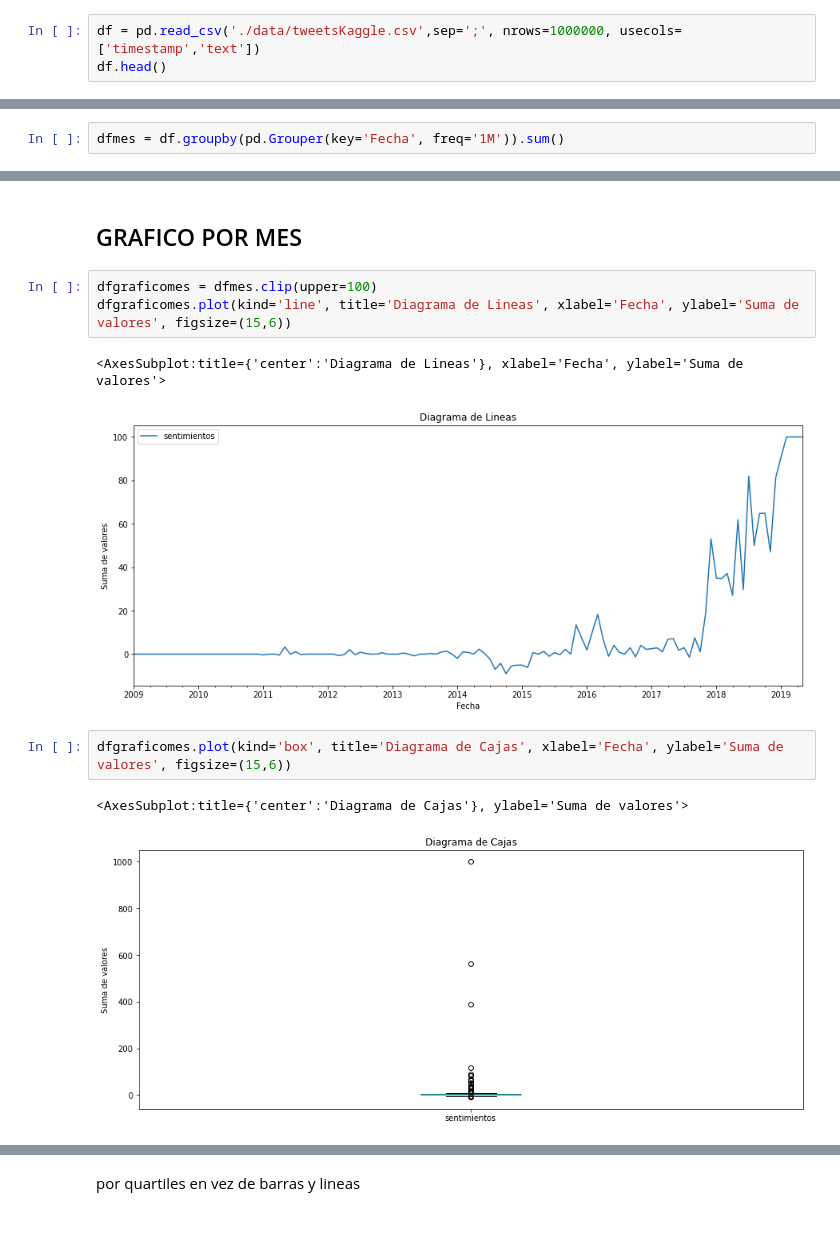
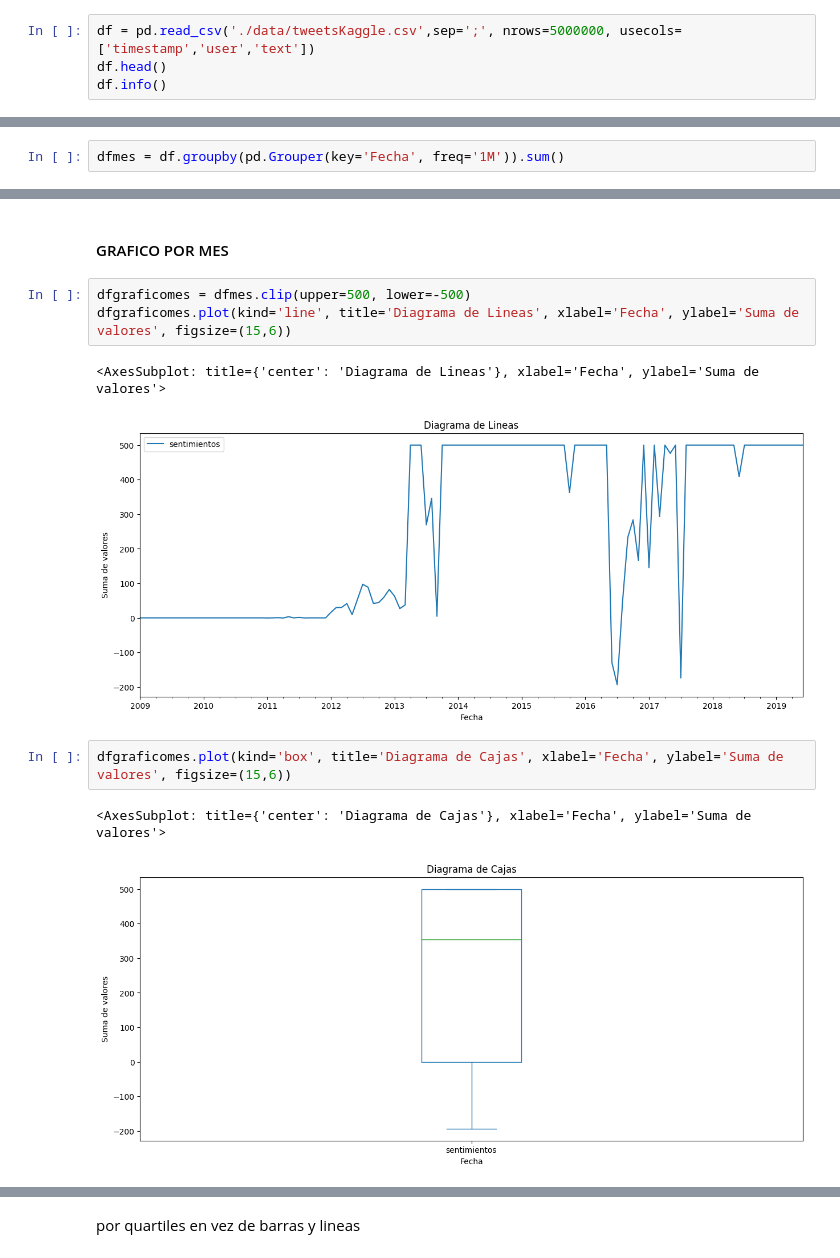
Before and after one commit to AlvaroFarreny/AnalisisSentimientosBTC, a Jupyter notebook: ANALISIS_COMPLETO.ipynb, the cells around one changed output, grey strips where cells are left out. Drawn from its saved outputs; the diff is of its cells as text; blank space fills up the shorter version.

```diff
--- a/ANALISIS_COMPLETO.ipynb
+++ b/ANALISIS_COMPLETO.ipynb
@@ -143,6 +115,7 @@ import nltk
 # %%
 from nltk.sentiment.vader import SentimentIntensityAnalyzer
 # %%
-df = pd.read_csv('./data/tweetsKaggle.csv',sep=';', nrows=1000000, usecols=['timestamp','text'])
+df = pd.read_csv('./data/tweetsKaggle.csv',sep=';', nrows=5000000, usecols=['timestamp','user','text'])
 df.head()
+df.info()
 # %% [output]
@@ -350,13 +310,13 @@ dfgrafico.plot(kind='box', title='Diagrama de Cajas', xlabel='Fecha', ylabel='Su
 # %% [markdown]
-## GRAFICO POR MES
+#### GRAFICO POR MES
 # %%
-dfgraficomes = dfmes.clip(upper=100)
+dfgraficomes = dfmes.clip(upper=500, lower=-500)
 dfgraficomes.plot(kind='line', title='Diagrama de Lineas', xlabel='Fecha', ylabel='Suma de valores', figsize=(15,6))
 # %% [output]
-<AxesSubplot:title={'center':'Diagrama de Lineas'}, xlabel='Fecha', ylabel='Suma de valores'>
+<AxesSubplot: title={'center': 'Diagrama de Lineas'}, xlabel='Fecha', ylabel='Suma de valores'>
-[figure, old version]
+[figure, new version]
 # %%
 dfgraficomes.plot(kind='box', title='Diagrama de Cajas', xlabel='Fecha', ylabel='Suma de valores', figsize=(15,6))
 # %% [output]
-<AxesSubplot:title={'center':'Diagrama de Cajas'}, ylabel='Suma de valores'>
+<AxesSubplot: title={'center': 'Diagrama de Cajas'}, xlabel='Fecha', ylabel='Suma de valores'>
-[figure, old version]
+[figure, new version]
```
Also changed, not shown: parts of 32 cells of this notebook, 9 other files.
